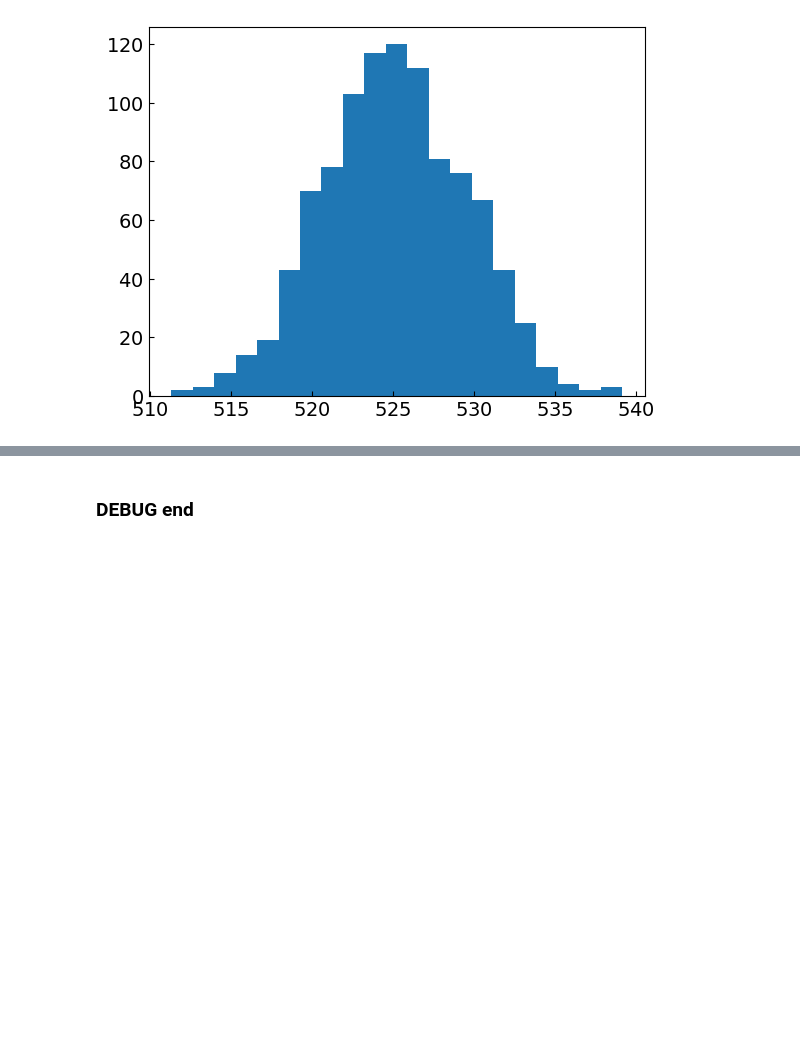
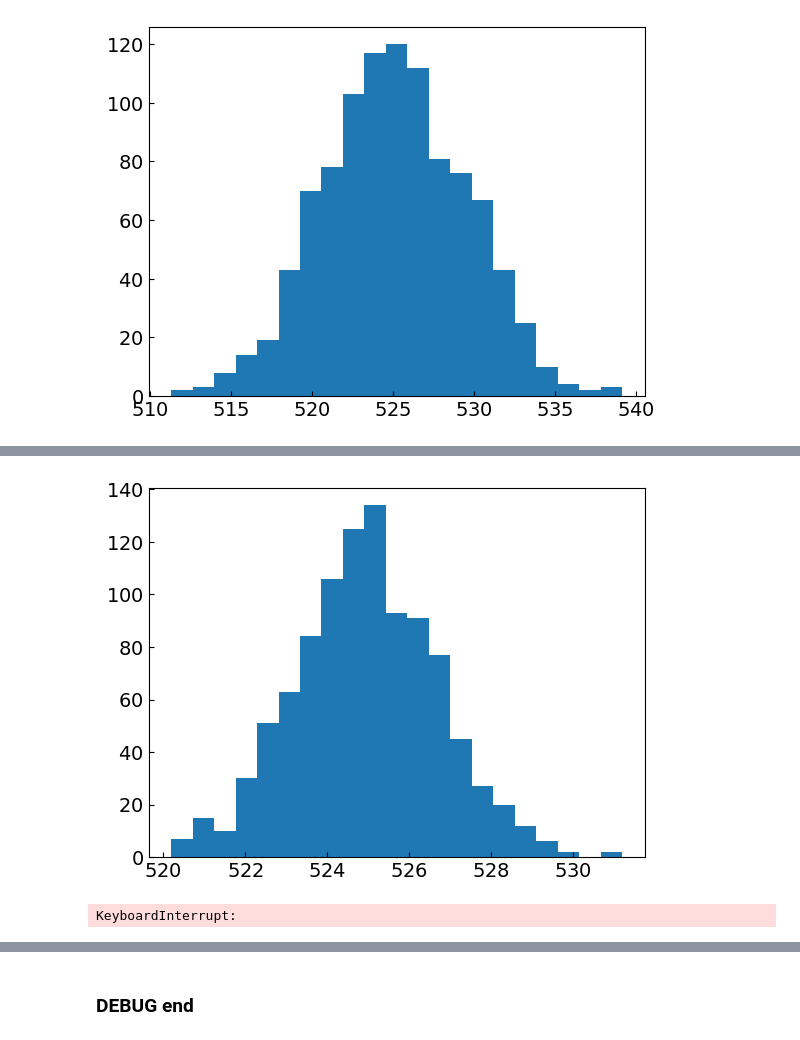
Before and after one commit to wjdanswjddl/cafpyana, a Jupyter notebook: analysis_village/numucc_1p0pi/notebooks/systematics.ipynb, the cells around one changed output, grey strips where cells are left out. Saved outputs shown, nothing was run; the diff lists cells and outputs as text; code cells hidden in the pictures; blank space fills up the shorter version.

```diff
--- a/analysis_village/numucc_1p0pi/notebooks/systematics.ipynb
+++ b/analysis_village/numucc_1p0pi/notebooks/systematics.ipynb
@@ -299,3 +299,21 @@ plt.hist(var, bins=bins)
 plt.show()
 # %% [output]
 [figure]
+# %%
+# does the summed cov matrix and multiplied weights cov matrix give the same result if the universes are all gaussian and independent (uncorrelated)?
+mc_evt_df.mc
+# make dummy knobs with gaussian and independent universes
+# then calculate the cov matrix for each and sum them
+# then calculate the cov matrix for the multiplied weights and compare
+
+# first, make dummy knobs
+n_univ = 1000
+for kidx in range(5):
+    for univ in range(n_univ):
+        col_name = ("mc", "knob_{}".format(kidx), "univ_{}".format(univ), "", "", "", "")
+        unc = 0.015 * (kidx+1)
+        if kidx == 3:
+            # Add a positive skew using a shifted lognormal distribution
+            mc_evt_df.loc[:, col_name] = np.random.lognormal(mean=0, sigma=unc, size=len(mc_evt_df))
+        else:
+            mc_evt_df.loc[:, col_name] = np.random.normal(1, unc, len(mc_evt_df))
@@ -301,0 +370,30 @@ plt.show()
+# %%
+var = univ_events[:, 0]
+bins = 21
+plt.hist(var, bins=bins)
+plt.show()
+# %% [output]
+[figure, added]
+# %%
+dummy_knobs = [
+    "knob_0",
+    "knob_1",
+    "knob_2",
+    "knob_3",
+    "knob_4"
+]
+cols = [col for col in mc_evt_df.mc.columns if col[0] in dummy_knobs]
+universes = sorted({col[1] for col in cols})
+flux_wgts = pd.DataFrame(index=mc_evt_df.mc.index)
+
+for univ in tqdm(universes):
+    univ_cols = [(syst, univ, "", "", "", "") for syst in dummy_knobs if (syst, univ) in mc_evt_df.mc.columns]
+    if len(univ_cols) == len(dummy_knobs):  # only use if all present for this universe
+        flux_wgts[univ] = mc_evt_df.mc.loc[:, univ_cols].prod(axis=1)
+    else:
+        print("missing univ: ", univ)
+        flux_wgts[univ] = 1.0
+for univ in universes:
+    mc_evt_df[("mc", "DummyKnobs", univ, "", "", "", "")] = flux_wgts[univ]
+# %% [output]
+KeyboardInterrupt:
```
Also changed, not shown: parts of 5 cells of this notebook, 5 other files.
